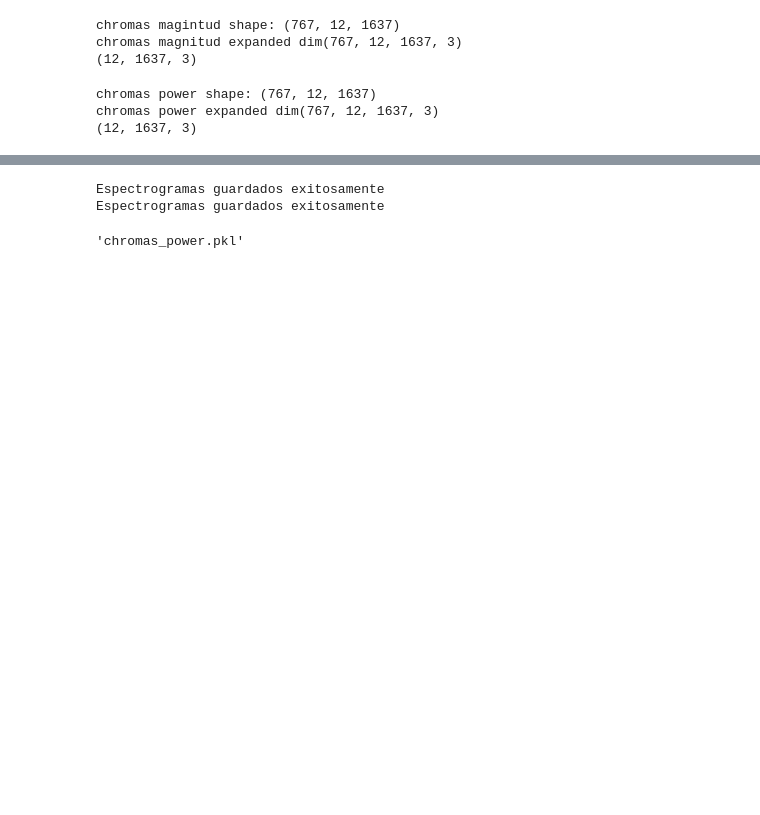
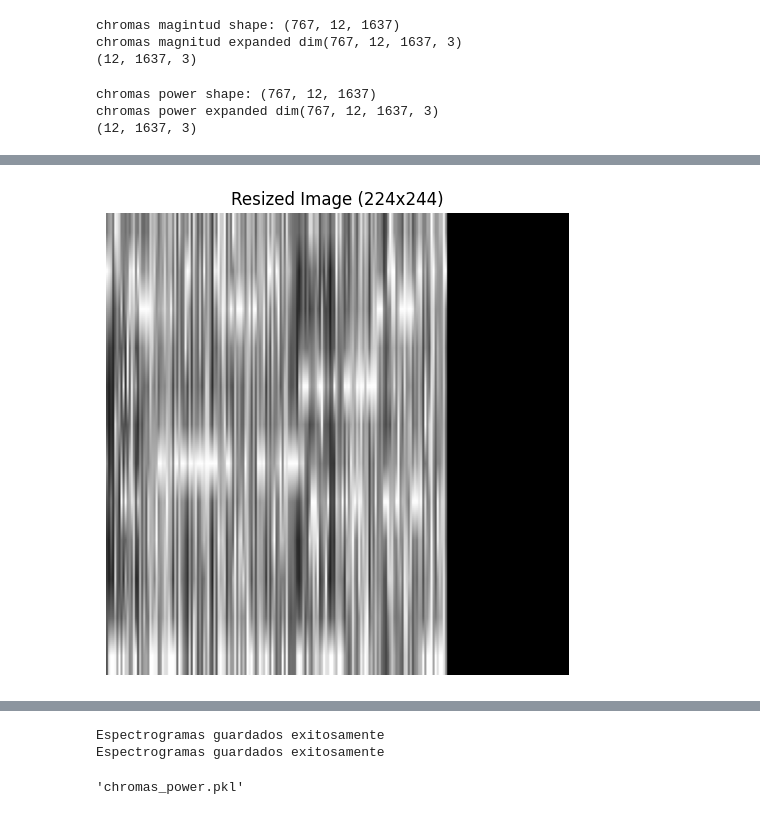
Before and after one commit to Leodna/mer, a Jupyter notebook: notebooks/features/chromas.ipynb, the cells around one changed output, grey strips where cells are left out. Drawn from its saved outputs; the diff is of its cells as text; code cells hidden in the pictures; blank space fills up the shorter version.

```diff
--- a/notebooks/features/chromas.ipynb
+++ b/notebooks/features/chromas.ipynb
@@ -312,0 +339,13 @@ chromas power expanded dim(767, 12, 1637, 3)
+# %%
+import cv2
+start_time = time.time()
+img = chromas_m[1]
+img_resized = cv2.resize(img,(224,224))
+
+end_time = time.time()
+elapsed_time = end_time - start_time
+
+print(img_resized.shape)
+print(img_resized[10:20])
+
+print(f'Tiempo transcurrido en el resize de una imagen: {elapsed_time}')
@@ -312,0 +370,13 @@ chromas power expanded dim(767, 12, 1637, 3)
+# %%
+fig,ax = plt.subplots(figsize=(12,6))
+# Display the resized image on the right subplot
+
+ax.imshow( cv2.cvtColor(img_resized, cv2.COLOR_BGR2RGB) )
+
+ax.set_title('Resized Image (224x244)')
+
+ax.axis('off')
+
+plt.show()
+# %% [output]
+[figure, added]
```
Also changed, not shown: parts of 27 cells of this notebook.
